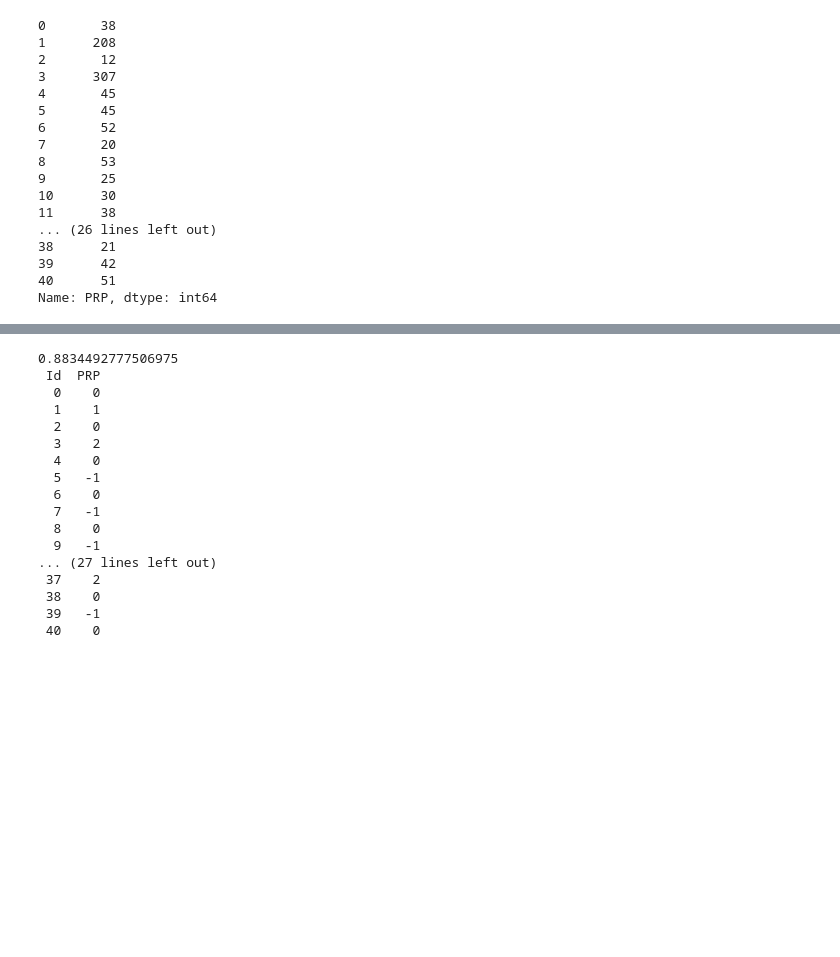
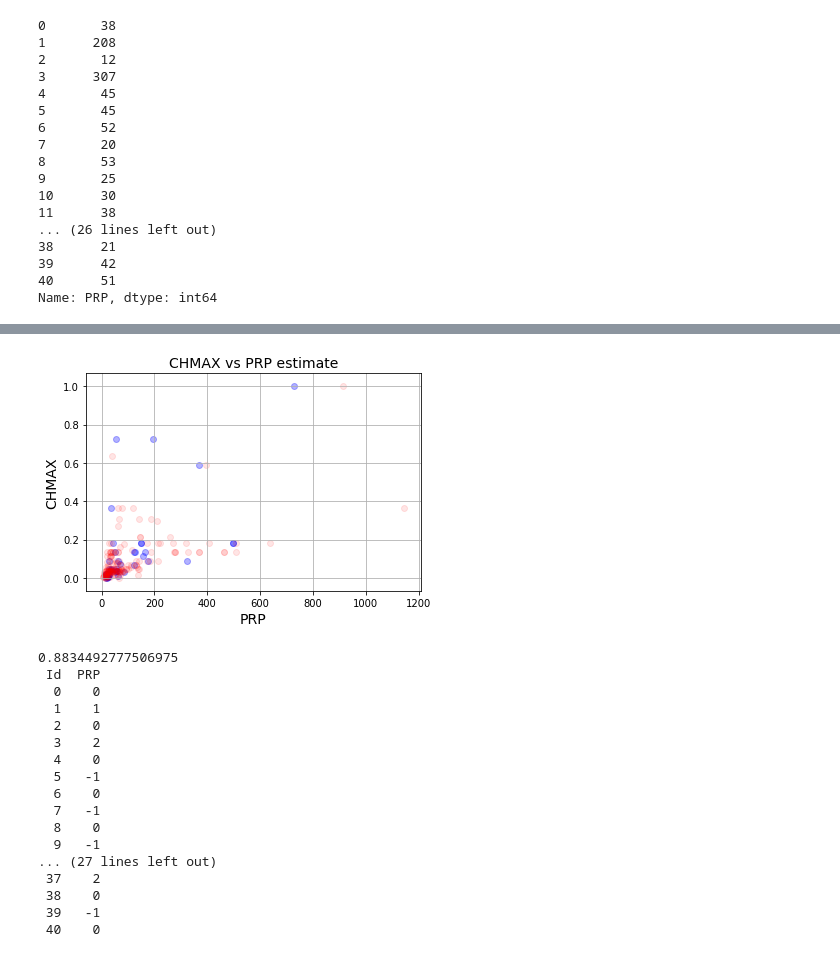
Before and after one commit to maxburton/lvl4-ml-coursework, a Jupyter notebook: linreg1/Regression Challenge.ipynb, the cells around one changed output, grey strips where cells are left out. Saved outputs shown, nothing was run; the diff lists cells and outputs as text; code cells hidden in the pictures; blank space fills up the shorter version.

```diff
--- a/linreg1/Regression Challenge.ipynb
+++ b/linreg1/Regression Challenge.ipynb
@@ -241,3 +257,15 @@ plt.show()
+# %%
+# Train data vs test data
+
+plt.scatter(prediction['PRP'], x_test["CHMAX"], color='blue', alpha=0.3)
+plt.scatter(scaler_y.inverse_transform(y_train)[:,1], x_train["CHMAX"], color='red', alpha=0.1)
+plt.title('CHMAX vs PRP estimate', fontsize=14)
+plt.xlabel('PRP', fontsize=14)
+plt.ylabel('CHMAX', fontsize=14)
+plt.grid(True)
+plt.show()
+# %% [output]
+[figure, added]
 # %%
 # Linear least squares
 reg = linear_model.LinearRegression()
```
Also changed, not shown: parts of 8 cells of this notebook.
